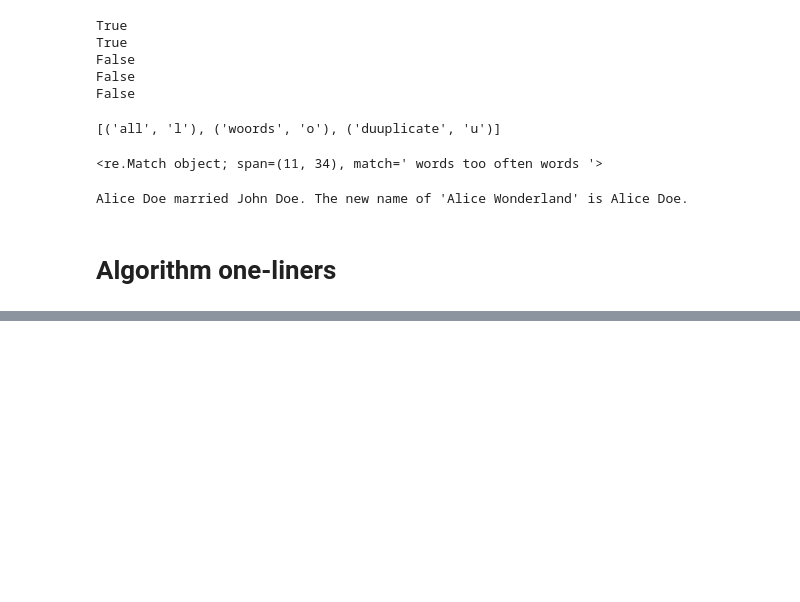
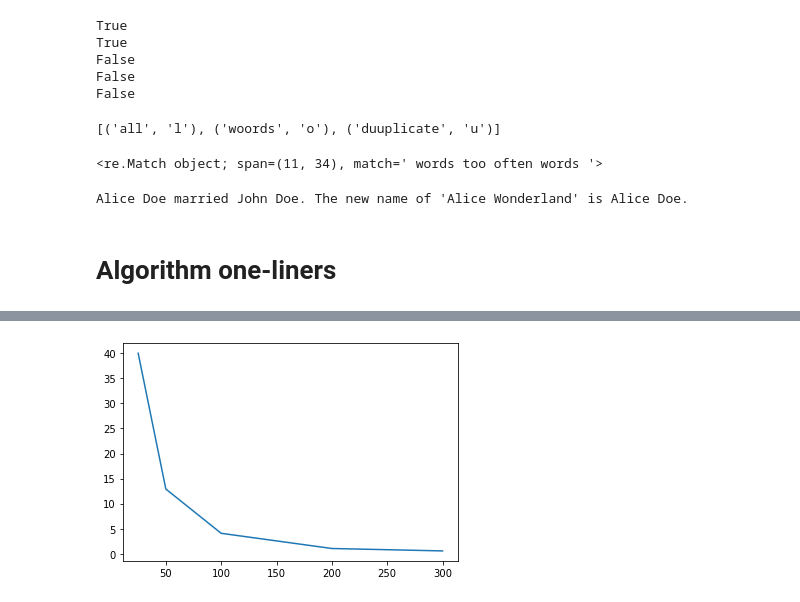
Before and after one commit to Unilmalas/TextAI, a Jupyter notebook: snippets37.ipynb, the cells around one changed output, grey strips where cells are left out. Drawn from its saved outputs; the diff is of its cells as text; code cells hidden in the pictures; blank space fills up the shorter version.

```diff
--- a/snippets37.ipynb
+++ b/snippets37.ipynb
@@ -432,0 +505,14 @@ SystemExit: 0
+# %%
+# recursive binary search
+l = [3,6,14,16,33,55,56,89]
+x = 33
+
+# inputs ok?
+# search == middle element per chance ?
+# split search range and execute search on lower/upper half
+rbs = lambda l, x, lo, hi: -1 if lo > hi else \
+    (lo+hi)//2 if l[(lo+hi)//2] == x else \
+    rbs(l, x, lo, (lo+hi)//2) if l[(lo+hi)//2] > x else \
+    rbs(l, x, (lo+hi)//2+1, hi)
+
+print(rbs(l, x, 0, len(l)-1)) # index of element found returned
@@ -432,0 +837,72 @@ SystemExit: 0
+# %%
+# evolutionary algo: eval aspect impact (mut, mate, fit, length, repro rate)
+from string import ascii_letters
+from random import choice, random
+import matplotlib.pyplot as plt
+
+def fitness(trial, target):
+    'Sum of matching chars by position'
+    return sum(t==h for t,h in zip(trial, target))
+
+def mutaterate(parent, target):
+    'Less mutation the closer the fit of the parent'
+    return 1 - ((perfectfitness - fitness(parent, target)) / perfectfitness * (1 - minmutaterate))
+
+def mutate(parent, rate, charset):
+    '''take character from parent or choose a random character from the vocabulary'''
+    return [(ch if random() <= rate else choice(charset)) for ch in parent] # below rate char survives, otherwise choose
+
+def que(iterations, parent, target, perfectfitness):
+    '(from the favourite saying of Manuel in Fawlty Towers)'
+    print ("#%-4i, fitness: %4.1f%%, '%s'" %
+           (iterations, fitness(parent, target)*100./perfectfitness, ''.join(parent)))
+
+def mate(a, b, target):
+    '''combine genes by splicing a and b at a random position'''
+    place = 0
+    if choice(range(10)) < 9: # 80%
+        place = choice(range(len(target)))
+    else:
+        return a, b
+    return a, b, a[:place] + b[place:], b[:place] + a[place:] # splice a and b
+
+def evorun(C, parent, charset, target):
+    '''a set of runs with given parameters'''
+    iterations = 0
+    center = int(len(C)/2)
+    while parent != target and iterations < 1000:
+        rate = mutaterate(parent, target)
+        iterations += 1
+        #if iterations % 100 == 0: que(iterations, parent, target, perfectfitness)
+        copies = [ mutate(parent, rate, charset) for _ in C ]  + [parent] # create a set of copies, but mutated
+        parent1 = max(copies[:center], key=lambda x: fitness(x, target)) # best parent from lower half
+        parent2 = max(copies[center:], key=lambda x: fitness(x, target)) # best parent from upper half
+        parent = max(mate(parent1, parent2, target), key=lambda x: fitness(x, target)) # choose best mutation from both bet parents
+    #que(iterations, parent, target, perfectfitness)
+    return (iterations)
+
+def main():
+    target  = list("METHINKS IT IS LIKE A WEASEL")
+    charset = ascii_letters + ' '
+    parent  = [choice(charset) for _ in range(len(target))] # random init choice
+    minmutaterate  = .09
+    #C = range(200)
+    perfectfitness = float(len(target))
+    #print(evorun(C, parent, charset, target))
+    C_base = [25,50,100,200,300]
+    C_rg = [range(x) for x in C_base]
+    niter = []
+    ntrls = 3
+    for cc in C_rg:
+        navrg = 0.
+        for _ in range(ntrls):
+            navrg += evorun(cc, parent, charset, target)
+        niter.append(navrg / ntrls)
+    niter = [niter[i] / C_base[i] for i in range(len(niter))] # scale by computational complexity of gene length
+    plt.plot(C_base, niter)
+    plt.show()
+
+if __name__ == '__main__':
+    main()
+# %% [output]
+[figure, added]
```
Also changed, not shown: parts of 24 cells of this notebook.
